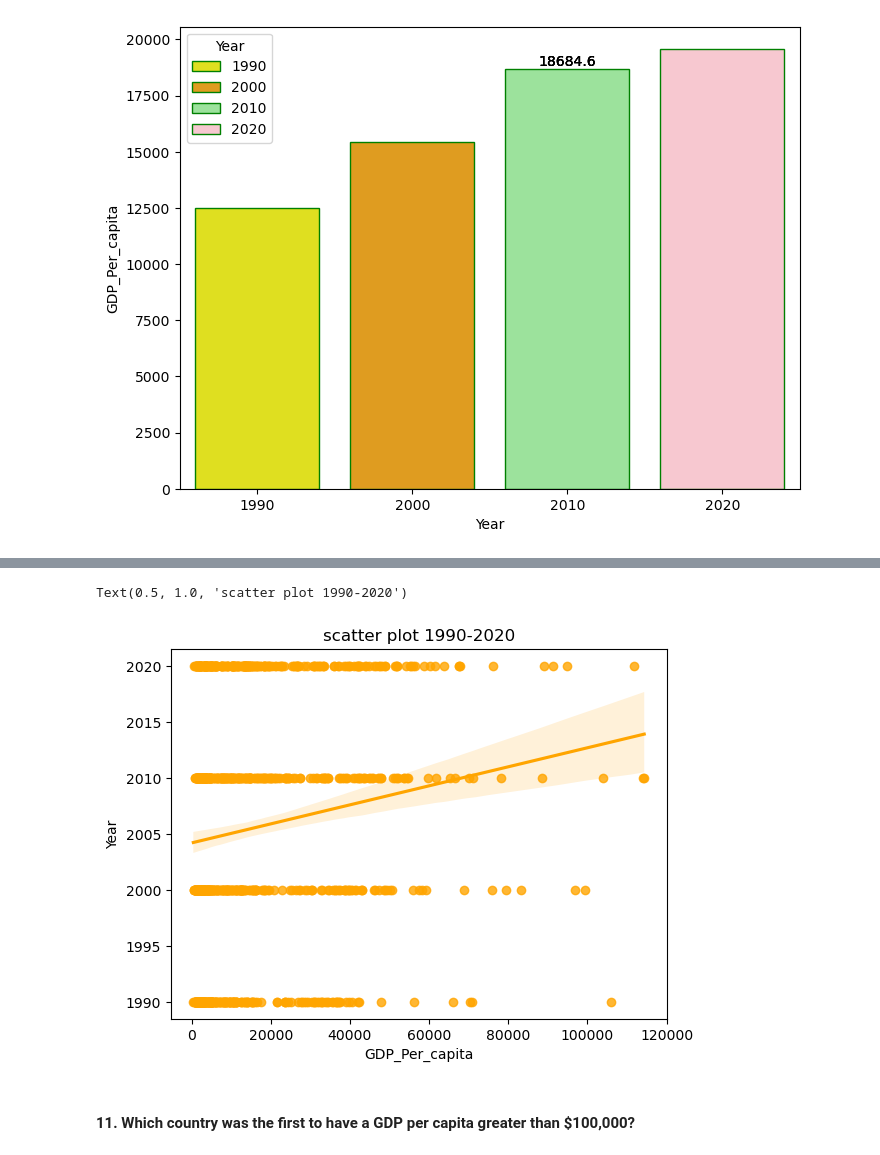
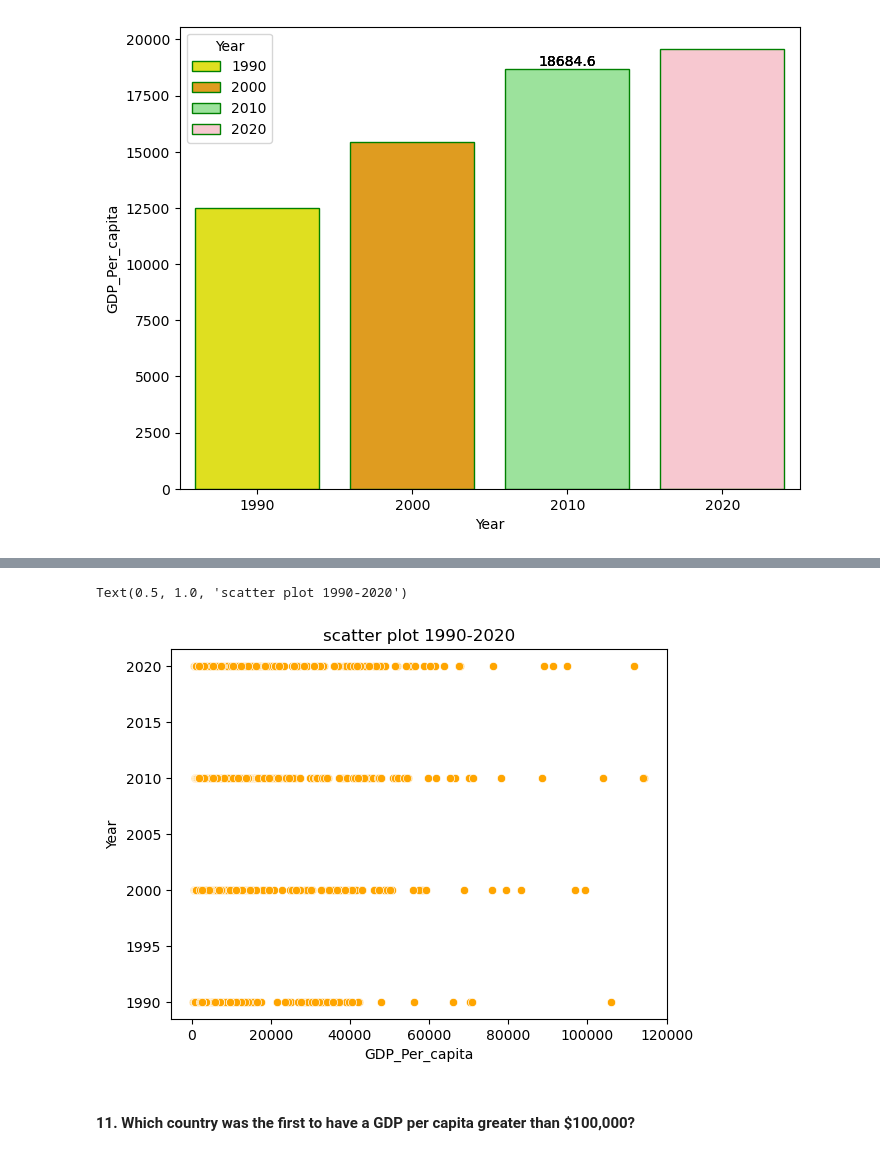
Before and after one commit to NSS-Full-Time-Data-Analytics-14/gdp-and-internet-usage-OBULI20, a Jupyter notebook: notebook/un_project.ipynb, the cells around one changed output, grey strips where cells are left out. Saved outputs shown, nothing was run; the diff lists cells and outputs as text; code cells hidden in the pictures.

```diff
--- a/notebook/un_project.ipynb
+++ b/notebook/un_project.ipynb
@@ -344,9 +343,9 @@ Text(0.5, 1.0, 'scatter plot 1990-2020')
 # %%
-sns.regplot(y='Year',x='GDP_Per_capita',data=gdp_df_90_20,color='orange')
+sns.scatterplot(y='Year',x='GDP_Per_capita',data=gdp_df_90_20,color='orange')
 plt.title('scatter plot 1990-2020')
 # %% [output]
 Text(0.5, 1.0, 'scatter plot 1990-2020')
-[figure, old version]
+[figure, new version]
 # %% [markdown]
 #### 11. Which country was the first to have a GDP per capita greater than $100,000?
 # %%
```
Also changed, not shown: parts of 13 cells of this notebook.
